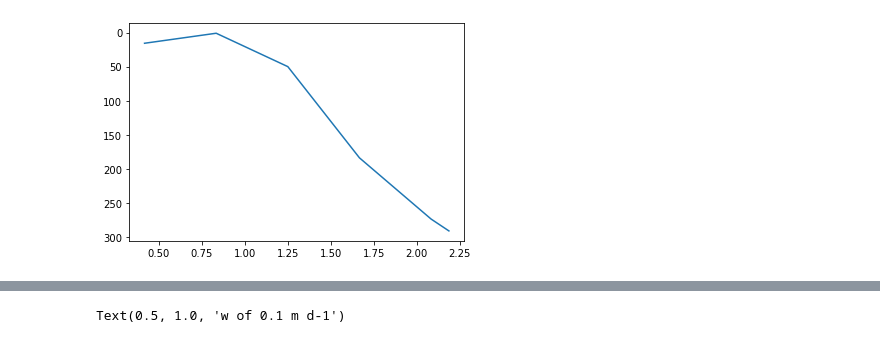
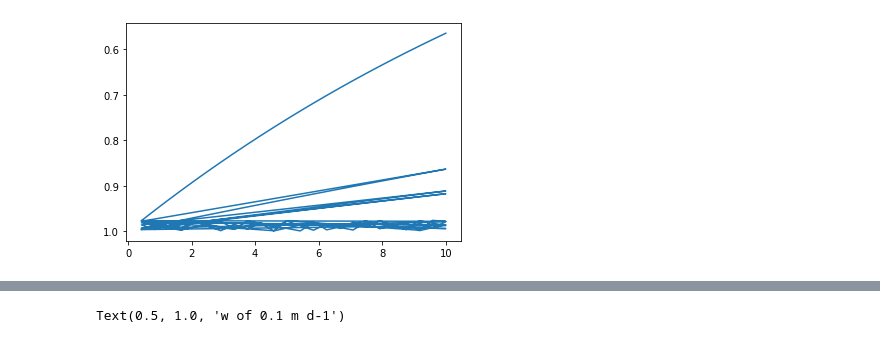
Before and after one commit to dlobelle/TOPIOS, a Jupyter notebook: scripts/plots_before_post-process.ipynb, the cells around one changed output, grey strips where cells are left out. Drawn from its saved outputs; the diff is of its cells as text; code cells hidden in the pictures.

```diff
--- a/scripts/plots_before_post-process.ipynb
+++ b/scripts/plots_before_post-process.ipynb
@@ -2,9 +2,10 @@
 ## 30/01/20- This is just to plot the output of anything I run in Parcels, before doing the post-processing (track where particle is in vertical)
 import matplotlib.pyplot as plt
 from netCDF4 import Dataset
+from mpl_toolkits.mplot3d import Axes3D
 dirwrite = '/home/dlobelle/Kooi_data/data_output/tests/'
 
-data = Dataset(dirwrite +'Kooi+NEMO_3D_rho920_r1e-04_10days_10dtsecs_10hrsoutdt.nc') #Kooi+NEMO_1D_rho920_r1e-04_150days_100dtsecs.nc')
+data = Dataset(dirwrite +'Kooi+NEMO_3DwWadv_rho920_r1e-04_10days_10dtsecs_10hrsoutdt.nc') #Kooi+NEMO_1D_rho920_r1e-04_150days_100dtsecs.nc')
 t0 = data['time'][:]
 d0 = data['density'][:]
 
@@ -21,14 +23,14 @@ plt.plot(t,d)
 # %%
 t0 = data['time'][:]
 d0 = data['z'][:]
 
 
 t_yrs = t0/86400
-idx = [t0>=100]
+idx = [t0>=1]
 t = t0[idx]/86400
 d = d0[idx]
 
 plt.plot(t,d)
 plt.gca().invert_yaxis()
 # %% [output]
-[figure, old version]
+[figure, new version]
```
Also changed, not shown: parts of 2 cells of this notebook, 2 other files.
